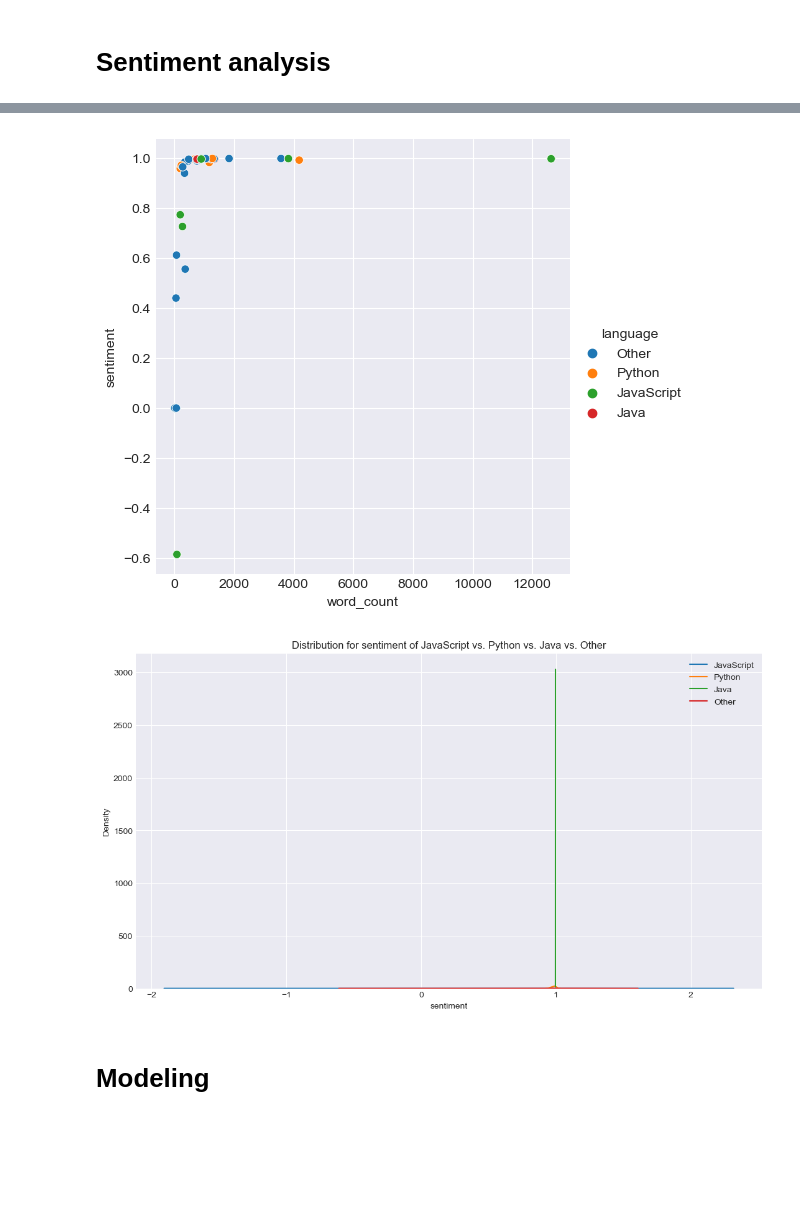
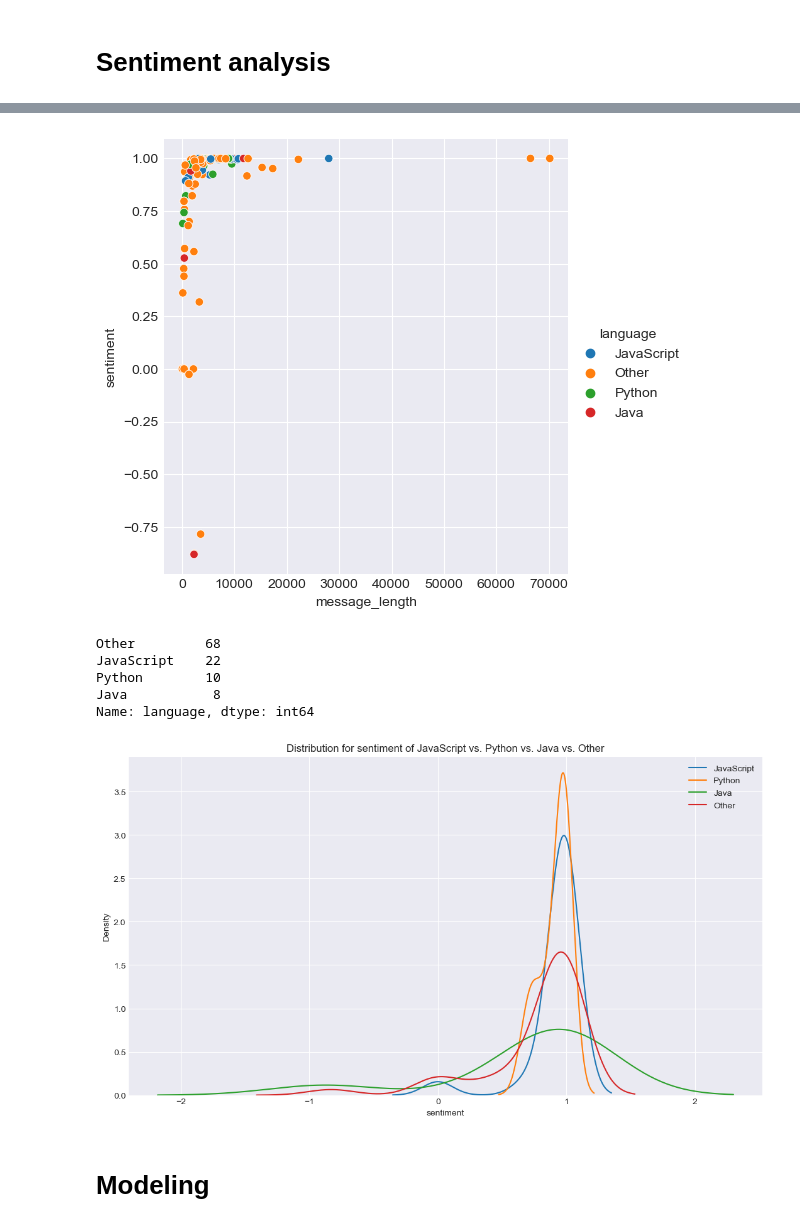
Before and after one commit to Chellyandy/nlp-project, a Jupyter notebook: Andy-nlp.ipynb, the cells around one changed output, grey strips where cells are left out. Drawn from its saved outputs; the diff is of its cells as text; code cells hidden in the pictures; blank space fills up the shorter version.

```diff
--- a/Andy-nlp.ipynb
+++ b/Andy-nlp.ipynb
@@ -628,22 +640,30 @@ train.head()
 # %%
 #plot message_length vs sentiment and hue by label
 
-sns.relplot(data=train, x='word_count', y='sentiment', hue='language');
+sns.relplot(data=train, x='message_length', y='sentiment', hue='language');
 # %% [output]
-[figure, old version]
+[figure, new version]
+# %%
+train.language.value_counts()
+# %% [output]
+Other         68
+JavaScript    22
+Python        10
+Java           8
+Name: language, dtype: int64
 # %%
 # is the distribution for sentiment
 
 sns.kdeplot(train[train.language=='JavaScript'].sentiment, label='JavaScript')
 sns.kdeplot(train[train.language=='Python'].sentiment, label='Python')
 sns.kdeplot(train[train.language=='Java'].sentiment, label='Java')
 sns.kdeplot(train[train.language=='Other'].sentiment, label='Other')
 
-plt.legend(['JavaScript', 'Python', 'Java','Other'])
+plt.legend()
 plt.title("Distribution for sentiment of JavaScript vs. Python vs. Java vs. Other")
 plt.show()
 # %% [output]
-[figure, old version]
+[figure, new version]
 # %% [markdown]
 # Modeling
 # %%
```
Also changed, not shown: parts of 44 cells of this notebook, 2 other files.
